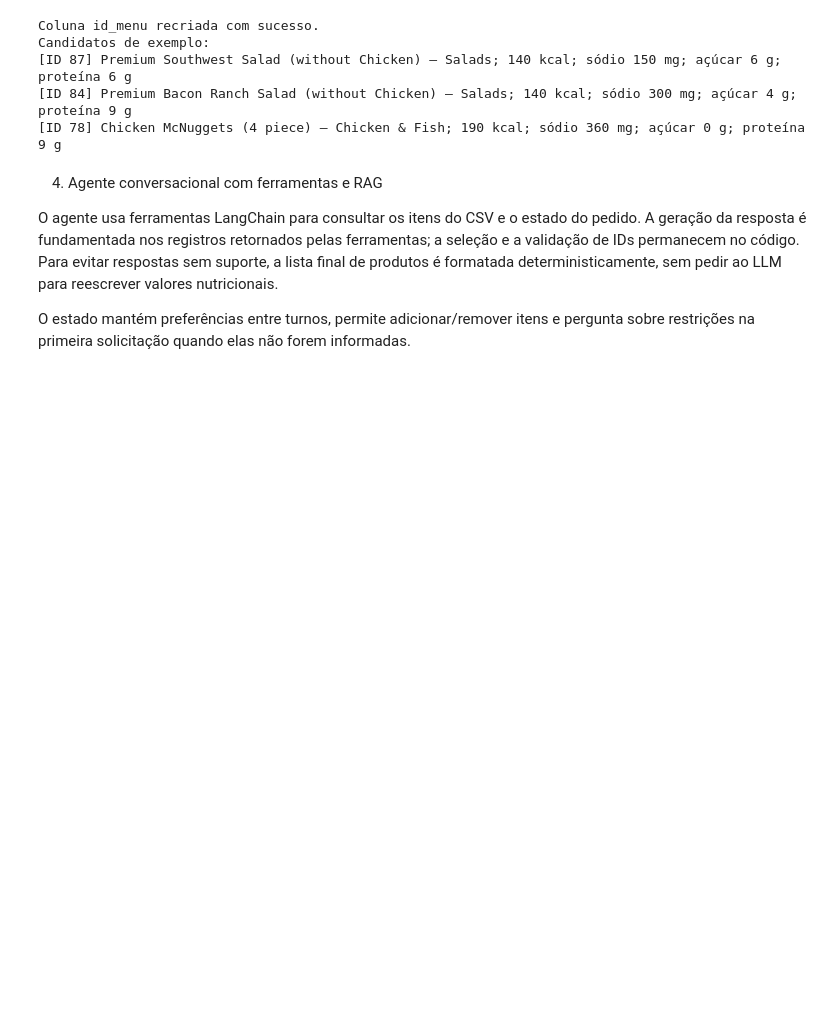
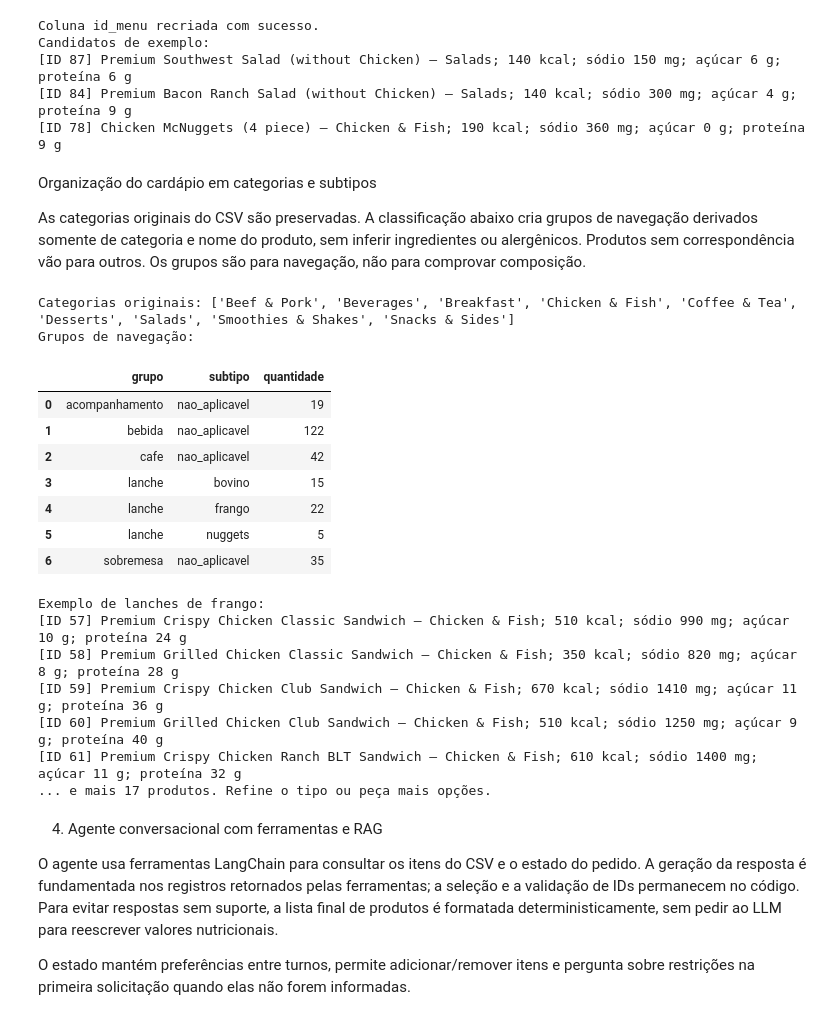
Before and after one commit to BeatrizGiacon/Projeto-Pratico-PLN-, a Jupyter notebook: projeto_pln.ipynb, the cells around one changed output. Cells and saved outputs as stored; diff of their text form; code cells hidden in the pictures; blank space fills up the shorter version.

```diff
--- a/projeto_pln.ipynb
+++ b/projeto_pln.ipynb
@@ -303,6 +316,77 @@ Candidatos de exemplo:
 [ID 87] Premium Southwest Salad (without Chicken) — Salads; 140 kcal; sódio 150 mg; açúcar 6 g; proteína 6 g
 [ID 84] Premium Bacon Ranch Salad (without Chicken) — Salads; 140 kcal; sódio 300 mg; açúcar 4 g; proteína 9 g
 [ID 78] Chicken McNuggets (4 piece) — Chicken & Fish; 190 kcal; sódio 360 mg; açúcar 0 g; proteína 9 g
+# %% [markdown]
+Organização do cardápio em categorias e subtipos
+
+As categorias originais do CSV são preservadas. A classificação abaixo cria grupos de navegação derivados somente de categoria e nome do produto, sem inferir ingredientes ou alergênicos. Produtos sem correspondência vão para outros. Os grupos são para navegação, não para comprovar composição.
+# %%
+import re
+
+def grupo_produto(linha):
+    cat = normalizar(linha['categoria'])
+    nome = normalizar(linha['item'])
+    if any(x in cat for x in ['dessert', 'sweet', 'sobremesa', 'shake', 'smoothie']):
+        return 'sobremesa'
+    if any(x in cat for x in ['beverage', 'drink', 'coffee', 'tea', 'bebida']):
+        return 'bebida'
+    if any(x in cat for x in ['breakfast', 'cafe da manha']):
+        return 'cafe'
+    if any(x in cat for x in ['side', 'salad', 'snack', 'acompanhamento']):
+        return 'acompanhamento'
+    if any(x in cat for x in ['beef', 'pork', 'chicken', 'fish', 'sandwich', 'burger', 'lanche']):
+        return 'lanche'
+    # Alguns CSVs colocam nuggets em categorias próprias.
+    if any(x in nome for x in ['nugget', 'burger', 'sandwich', 'mcchicken', 'filet-o-fish']):
+        return 'lanche'
+    return 'outros'
+
+def subtipo_produto(linha):
+    if linha['grupo'] != 'lanche':
+        return 'nao_aplicavel'
+    nome = normalizar(linha['item'])
+    cat = normalizar(linha['categoria'])
+    if any(x in nome for x in ['nugget']): return 'nuggets'
+    if any(x in nome for x in ['chicken', 'frango']) or 'chicken' in cat: return 'frango'
+    if any(x in nome for x in ['fish', 'peixe']) or 'fish' in cat: return 'peixe'
+    if any(x in nome for x in ['beef', 'angus', 'quarter pounder', 'big mac', 'hamburger', 'cheeseburger']) or 'beef' in cat: return 'bovino'
+    return 'outros_lanches'
+
+df['grupo'] = df.apply(grupo_produto, axis=1)
+df['subtipo'] = df.apply(subtipo_produto, axis=1)
+print('Categorias originais:', sorted(df['categoria'].unique().tolist()))
+print('Grupos de navegação:')
+display(df.groupby(['grupo', 'subtipo']).size().rename('quantidade').reset_index())
+
+def mostrar_cardapio(grupo=None, subtipo=None, limite=12):
+    itens = df
+    if grupo: itens = itens[itens['grupo'] == grupo]
+    if subtipo: itens = itens[itens['subtipo'] == subtipo]
+    if itens.empty: return 'Nenhum produto encontrado nessa divisão do CSV.'
+    linhas = [formatar_item(r) for r in itens.head(limite).to_dict('records')]
+    resto = len(itens) - len(linhas)
+    return '\n'.join(linhas) + (f'\n... e mais {resto} produtos. Refine o tipo ou peça mais opções.' if resto else '')
+
+print('Exemplo de lanches de frango:')
+print(mostrar_cardapio('lanche', 'frango', 5))
+# %% [output]
+Categorias originais: ['Beef & Pork', 'Beverages', 'Breakfast', 'Chicken & Fish', 'Coffee & Tea', 'Desserts', 'Salads', 'Smoothies & Shakes', 'Snacks & Sides']
+Grupos de navegação:
+|  | grupo | subtipo | quantidade |
+| 0 | acompanhamento | nao_aplicavel | 19 |
+| 1 | bebida | nao_aplicavel | 122 |
+| 2 | cafe | nao_aplicavel | 42 |
+| 3 | lanche | bovino | 15 |
+| 4 | lanche | frango | 22 |
+| 5 | lanche | nuggets | 5 |
+| 6 | sobremesa | nao_aplicavel | 35 |
+Exemplo de lanches de frango:
+[ID 57] Premium Crispy Chicken Classic Sandwich — Chicken & Fish; 510 kcal; sódio 990 mg; açúcar 10 g; proteína 24 g
+[ID 58] Premium Grilled Chicken Classic Sandwich — Chicken & Fish; 350 kcal; sódio 820 mg; açúcar 8 g; proteína 28 g
+[ID 59] Premium Crispy Chicken Club Sandwich — Chicken & Fish; 670 kcal; sódio 1410 mg; açúcar 11 g; proteína 36 g
+[ID 60] Premium Grilled Chicken Club Sandwich — Chicken & Fish; 510 kcal; sódio 1250 mg; açúcar 9 g; proteína 40 g
+[ID 61] Premium Crispy Chicken Ranch BLT Sandwich — Chicken & Fish; 610 kcal; sódio 1400 mg; açúcar 11 g; proteína 32 g
+... e mais 17 produtos. Refine o tipo ou peça mais opções.
 # %% [markdown]
 4. Agente conversacional com ferramentas e RAG
 
```
Also changed, not shown: parts of 7 cells of this notebook.
